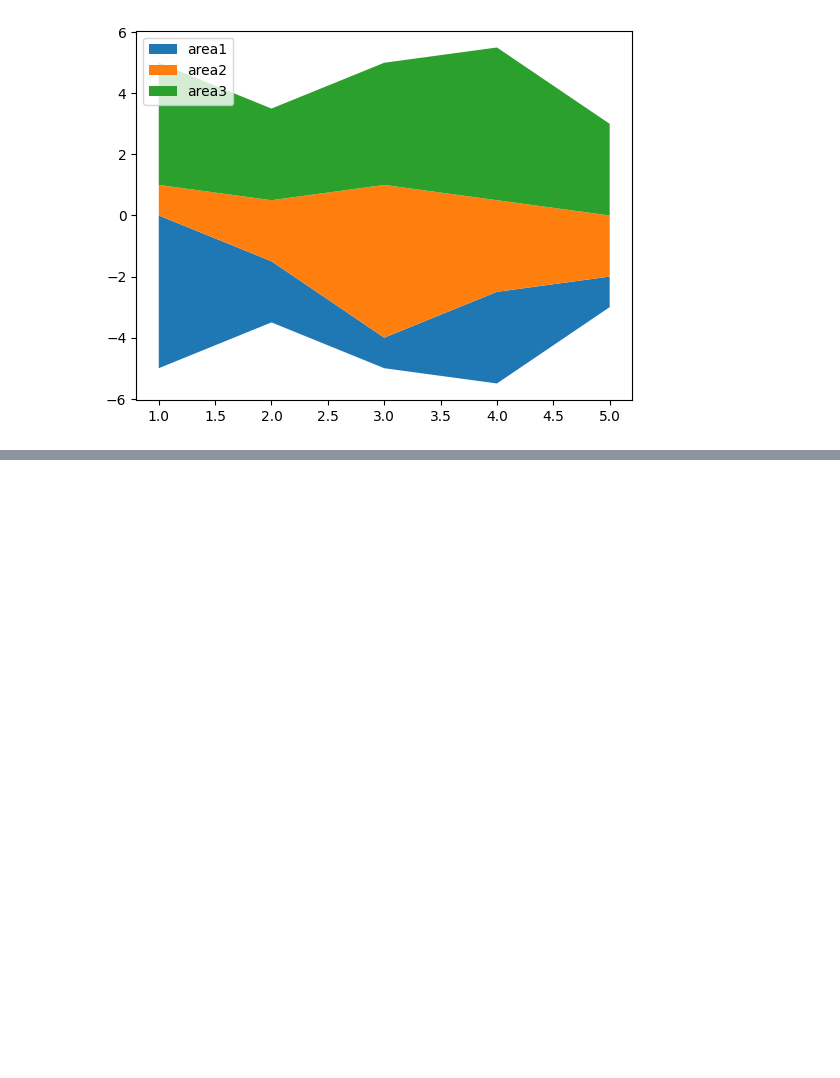
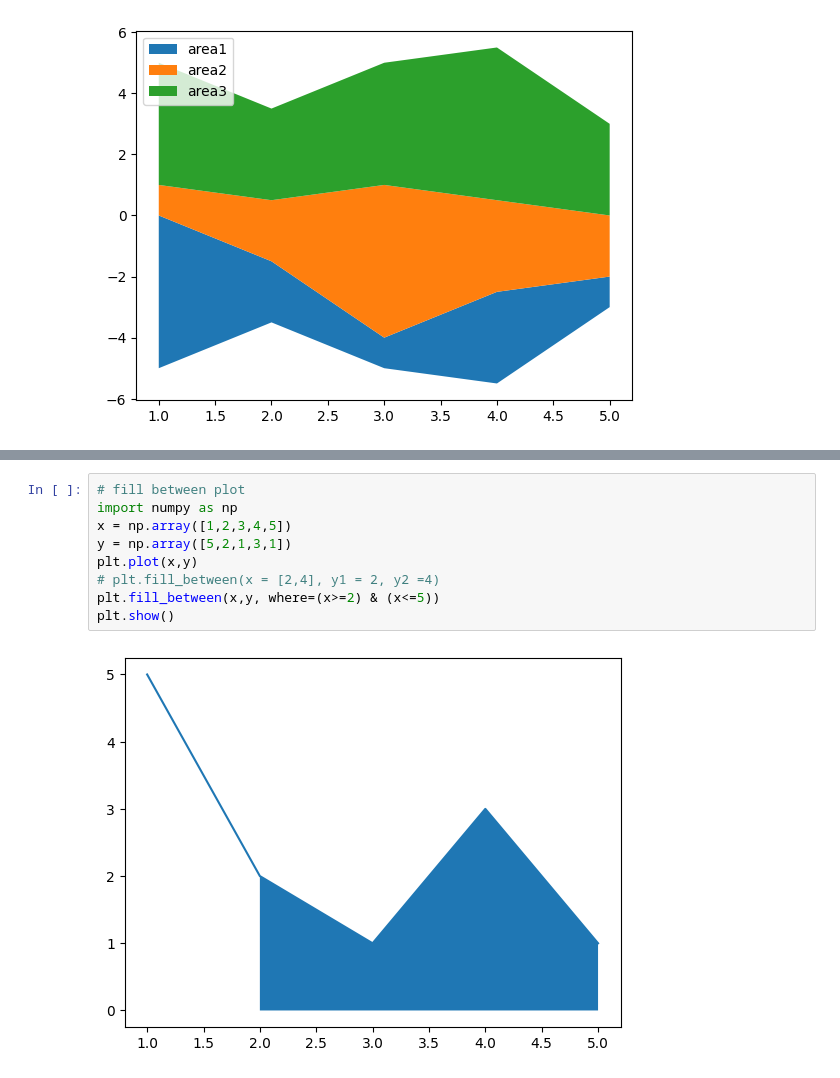
Before and after one commit to tensor110/Python, a Jupyter notebook: Matplotlib/tut6.ipynb, the cells around one changed output, grey strips where cells are left out. Cells and saved outputs as stored; diff of their text form; blank space fills up the shorter version.

```diff
--- a/Matplotlib/tut6.ipynb
+++ b/Matplotlib/tut6.ipynb
@@ -13,0 +23,11 @@ plt.show()
+# %%
+# fill between plot
+import numpy as np
+x = np.array([1,2,3,4,5])
+y = np.array([5,2,1,3,1])
+plt.plot(x,y)
+# plt.fill_between(x = [2,4], y1 = 2, y2 =4)
+plt.fill_between(x,y, where=(x>=2) & (x<=5))
+plt.show()
+# %% [output]
+[figure, added]
```
Also changed, not shown: parts of 1 cell of this notebook, 4 other files.
